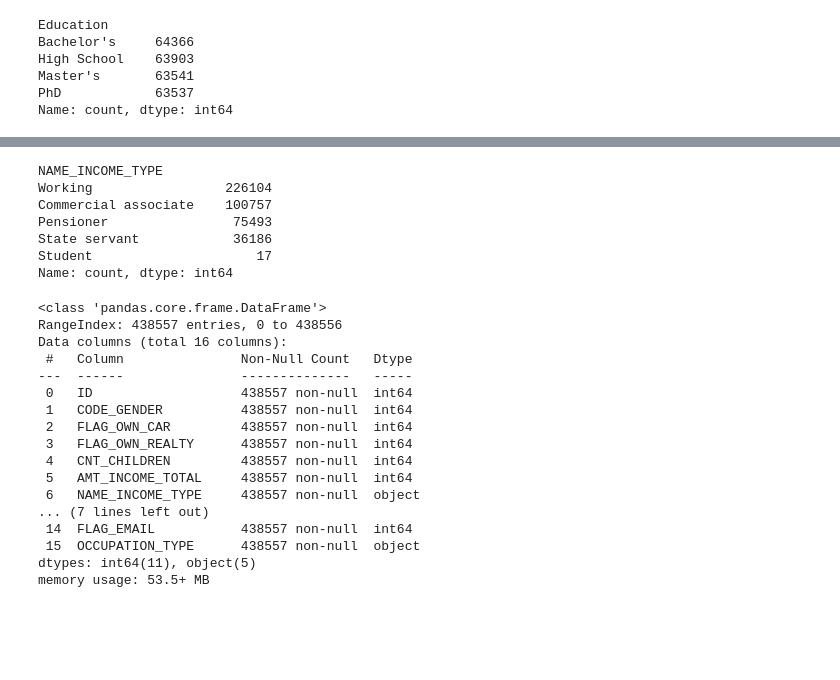
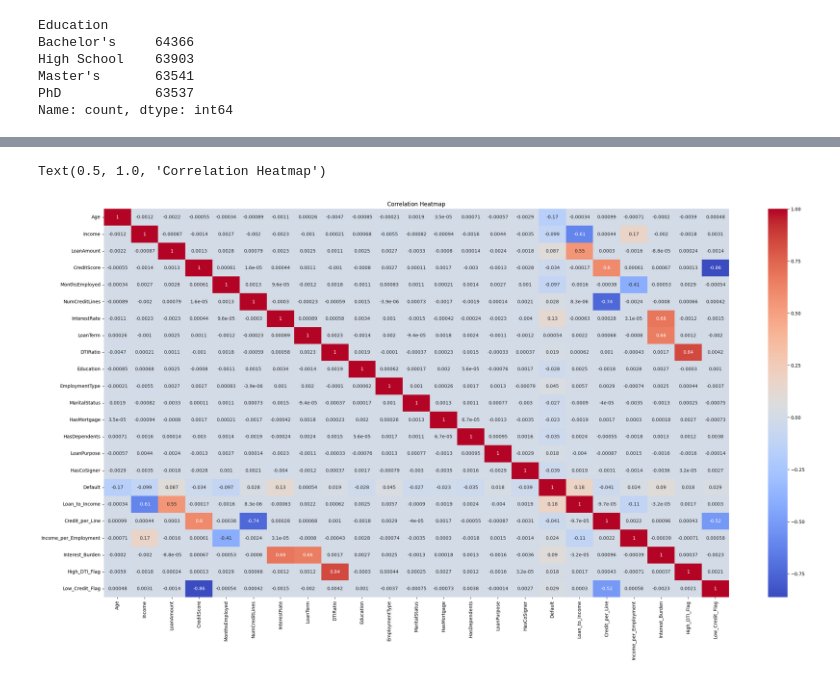
Before and after one commit to sohamnp06/Credit-Risk-Assessment-System, a Jupyter notebook: notebooks/eda.ipynb, the cells around one changed output, grey strips where cells are left out. Cells and saved outputs as stored; diff of their text form; code cells hidden in the pictures; blank space fills up the shorter version.

```diff
--- a/notebooks/eda.ipynb
+++ b/notebooks/eda.ipynb
@@ -427,2 +265,2 @@ Name: count, dtype: int64
 # %%
-df.drop('CNT_FAM_MEMBERS', axis=1, inplace=True)
+df.drop(['LoanID'], axis=1, inplace=True)
@@ -500,11 +266,0 @@ Name: count, dtype: int64
-# %%
-housing_map = {
-    'House / apartment': 'Owned',
-    'With parents': 'Family',
-    'Municipal apartment': 'Rented',
-    'Rented apartment': 'Rented',
-    'Office apartment': 'Other',
-    'Co-op apartment': 'Other'
-}
-
-df['NAME_HOUSING_TYPE'] = df['NAME_HOUSING_TYPE'].map(housing_map)
@@ -530,9 +266,0 @@ Name: count, dtype: int64
-# %%
-family_status = {
-    'Married': 'Married',
-    'Civil marriage': 'Married',
-    'Single / not married': 'Single',
-    'Separated': 'Single',
-    'Widow': 'Single'
-}
-df['NAME_FAMILY_STATUS'] = df['NAME_FAMILY_STATUS'].map(family_status)
@@ -556,16 +266,0 @@ Name: count, dtype: int64
-# %%
-# education_map = {
-#     'Lower secondary': 0,
-#     'Secondary / secondary special': 1,
-#     'Incomplete higher': 2,
-#     'Higher education': 3,
-#     'Academic degree': 4
-# }
-education_map = {
-    'Incomplete higher': 'dropout',
-    'Lower secondary': 'basic',
-    'Secondary / secondary special': 'schooling',
-    'Higher education': 'degree',
-    'Academic degree': 'higher studies'
-}
-df['NAME_EDUCATION_TYPE'] = df['NAME_EDUCATION_TYPE'].map(education_map)
@@ -587,31 +267,8 @@ Name: NAME_EDUCATION_TYPE, Length: 438557, dtype: object
-# %%
-df['NAME_INCOME_TYPE'].value_counts()
-# %% [output]
-NAME_INCOME_TYPE
-Working                 226104
-Commercial associate    100757
-Pensioner                75493
-State servant            36186
-Student                     17
-Name: count, dtype: int64
-# %%
-df.info()
-# %% [output]
-<class 'pandas.core.frame.DataFrame'>
-RangeIndex: 438557 entries, 0 to 438556
-Data columns (total 16 columns):
- #   Column               Non-Null Count   Dtype
----  ------               --------------   -----
- 0   ID                   438557 non-null  int64
- 1   CODE_GENDER          438557 non-null  int64
- 2   FLAG_OWN_CAR         438557 non-null  int64
- 3   FLAG_OWN_REALTY      438557 non-null  int64
- 4   CNT_CHILDREN         438557 non-null  int64
- 5   AMT_INCOME_TOTAL     438557 non-null  int64
- 6   NAME_INCOME_TYPE     438557 non-null  object
-... (7 lines left out)
- 14  FLAG_EMAIL           438557 non-null  int64
- 15  OCCUPATION_TYPE      438557 non-null  object
-dtypes: int64(11), object(5)
-memory usage: 53.5+ MB
+# %%
+plt.figure(figsize=(30,15))
+sns.heatmap(df.corr(), annot=True, cmap='coolwarm')
+plt.title('Correlation Heatmap')
+# %% [output]
+Text(0.5, 1.0, 'Correlation Heatmap')
+[figure, added]
 # %%
```
Also changed, not shown: parts of 34 cells of this notebook, 1 other file.
